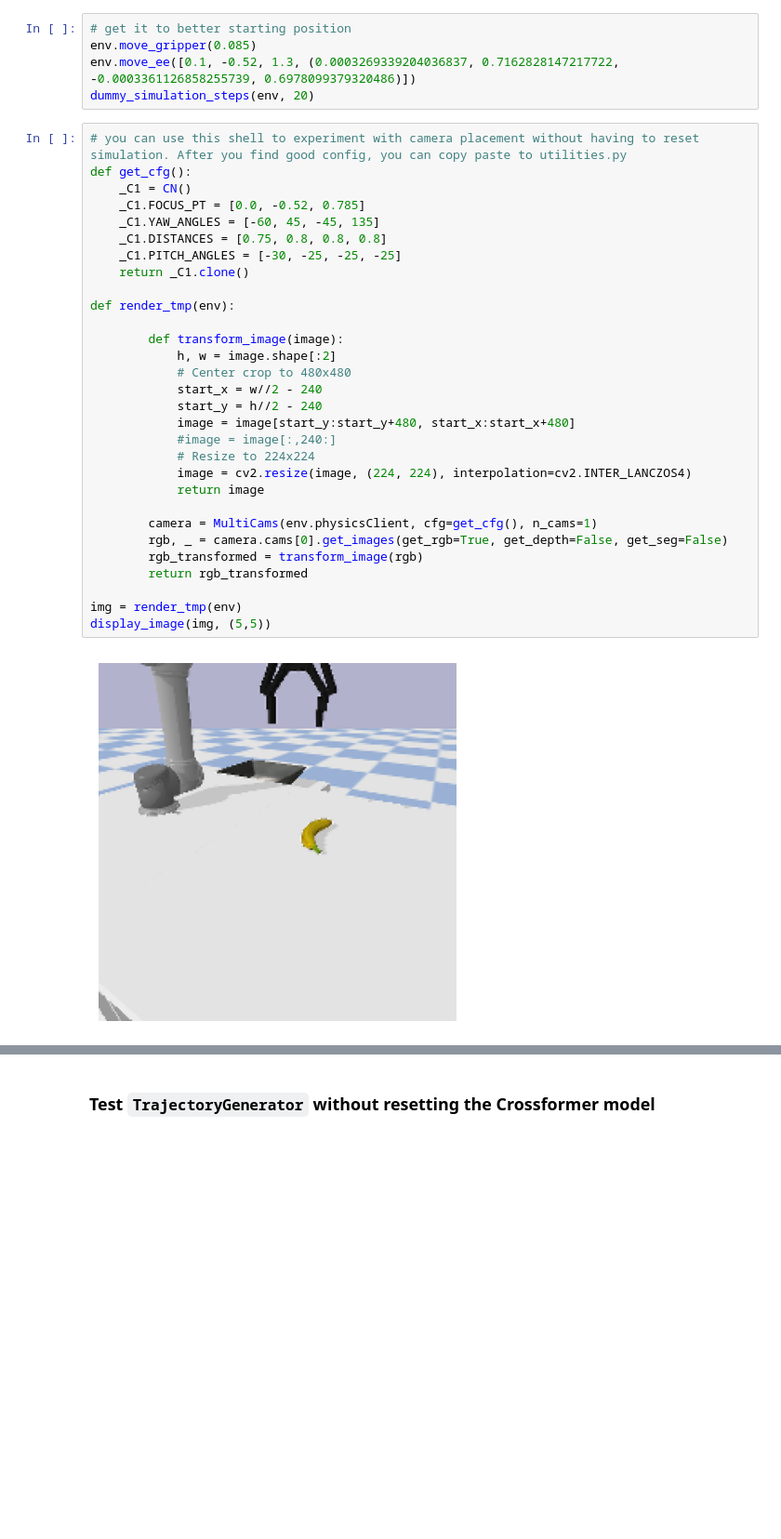
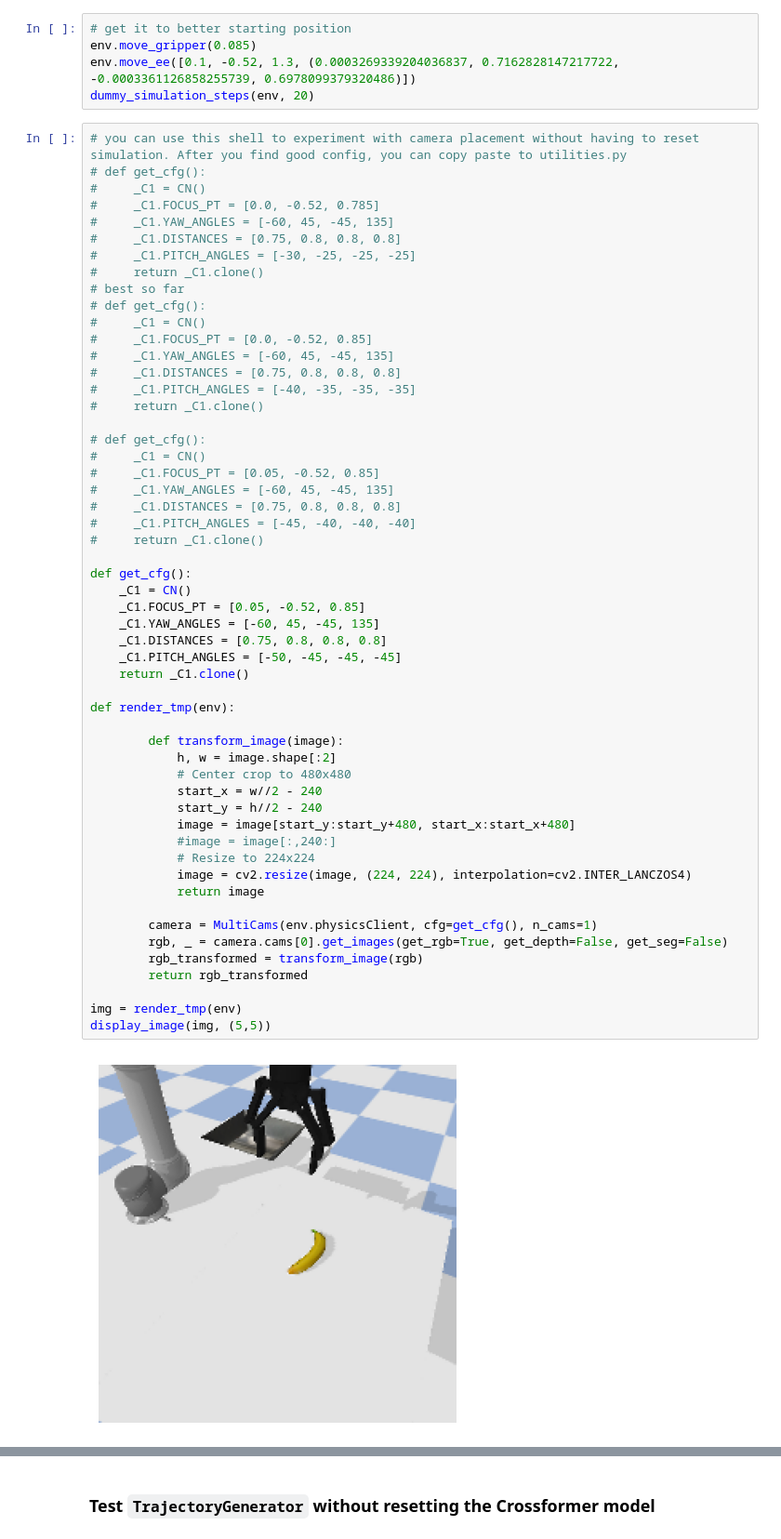
Before and after one commit to hylkewest/CrossFormer_ZeroShot_Simulation, a Jupyter notebook: final_assignment/cognitive_robotics_manipulation/crossformer_playground.ipynb, the cells around one changed output, grey strips where cells are left out. Shown: that part at 93% size. Drawn from its saved outputs; the diff is of its cells as text; blank space fills up the shorter version.

```diff
--- a/final_assignment/cognitive_robotics_manipulation/crossformer_playground.ipynb
+++ b/final_assignment/cognitive_robotics_manipulation/crossformer_playground.ipynb
@@ -113,33 +128,57 @@ env.move_ee([0.1, -0.52, 1.3, (0.0003269339204036837, 0.7162828147217722, -0.000
 dummy_simulation_steps(env, 20)
 # %%
 # you can use this shell to experiment with camera placement without having to reset simulation. After you find good config, you can copy paste to utilities.py
+# def get_cfg():
+#     _C1 = CN()
+#     _C1.FOCUS_PT = [0.0, -0.52, 0.785]
+#     _C1.YAW_ANGLES = [-60, 45, -45, 135]
+#     _C1.DISTANCES = [0.75, 0.8, 0.8, 0.8]
+#     _C1.PITCH_ANGLES = [-30, -25, -25, -25]
+#     return _C1.clone()
+# best so far
+# def get_cfg():
+#     _C1 = CN()
+#     _C1.FOCUS_PT = [0.0, -0.52, 0.85]
+#     _C1.YAW_ANGLES = [-60, 45, -45, 135]
+#     _C1.DISTANCES = [0.75, 0.8, 0.8, 0.8]
+#     _C1.PITCH_ANGLES = [-40, -35, -35, -35]
+#     return _C1.clone()
+
+# def get_cfg():
+#     _C1 = CN()
+#     _C1.FOCUS_PT = [0.05, -0.52, 0.85]
+#     _C1.YAW_ANGLES = [-60, 45, -45, 135]
+#     _C1.DISTANCES = [0.75, 0.8, 0.8, 0.8]
+#     _C1.PITCH_ANGLES = [-45, -40, -40, -40]
+#     return _C1.clone()
+
 def get_cfg():
     _C1 = CN()
-    _C1.FOCUS_PT = [0.0, -0.52, 0.785]
+    _C1.FOCUS_PT = [0.05, -0.52, 0.85]
     _C1.YAW_ANGLES = [-60, 45, -45, 135]
     _C1.DISTANCES = [0.75, 0.8, 0.8, 0.8]
-    _C1.PITCH_ANGLES = [-30, -25, -25, -25]
+    _C1.PITCH_ANGLES = [-50, -45, -45, -45]
     return _C1.clone()
 
 def render_tmp(env):
 
         def transform_image(image):
             h, w = image.shape[:2]
             # Center crop to 480x480
             start_x = w//2 - 240
             start_y = h//2 - 240
             image = image[start_y:start_y+480, start_x:start_x+480]
             #image = image[:,240:]
             # Resize to 224x224
             image = cv2.resize(image, (224, 224), interpolation=cv2.INTER_LANCZOS4)
             return image
 
         camera = MultiCams(env.physicsClient, cfg=get_cfg(), n_cams=1)
         rgb, _ = camera.cams[0].get_images(get_rgb=True, get_depth=False, get_seg=False)
         rgb_transformed = transform_image(rgb)
         return rgb_transformed
 
 img = render_tmp(env)
 display_image(img, (5,5))
 # %% [output]
-[figure, old version]
+[figure, new version]
```
Also changed, not shown: parts of 8 cells of this notebook, 2 other files.
